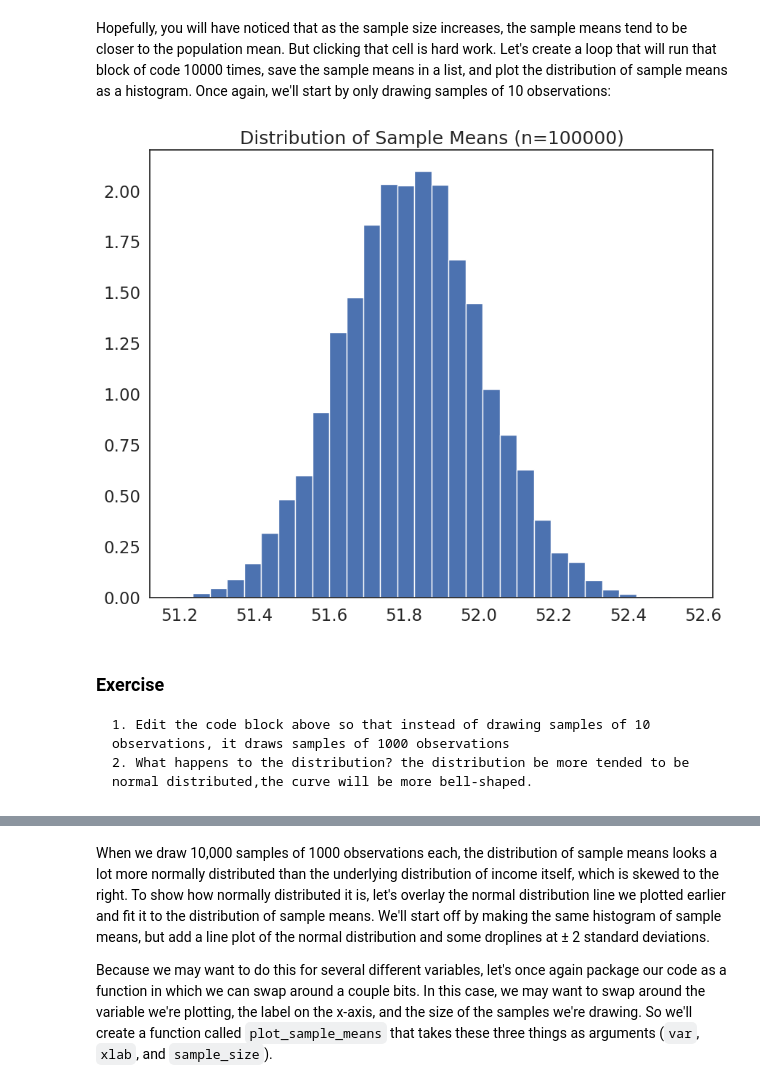
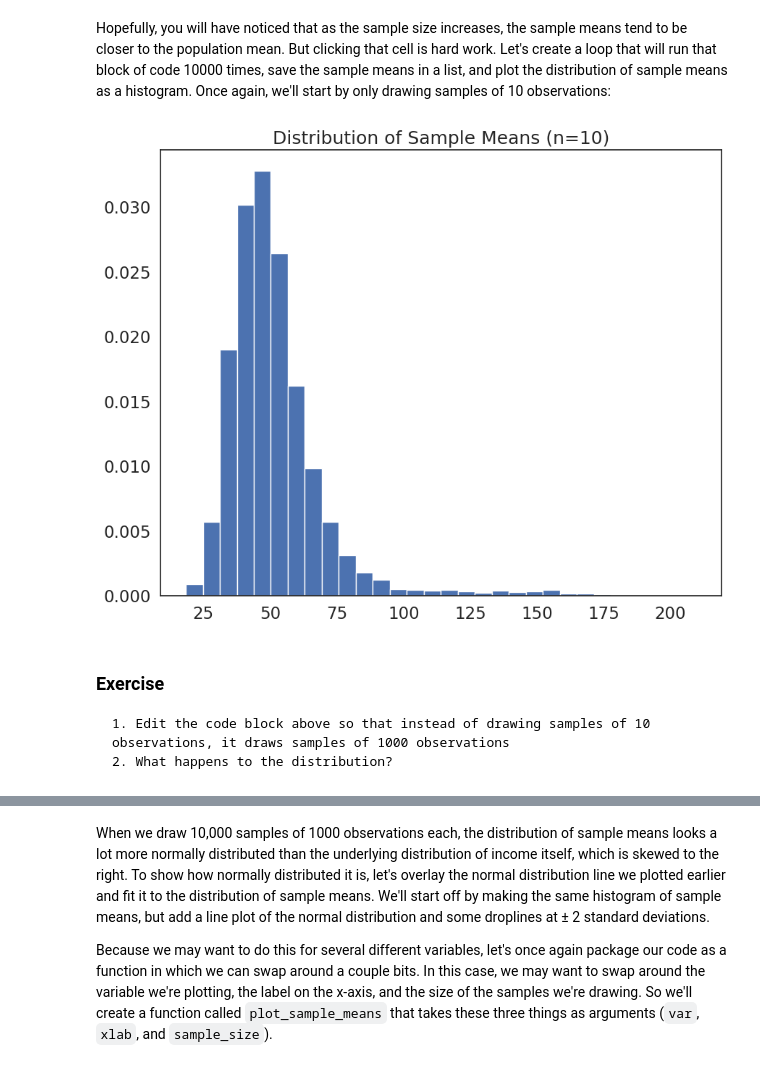
Before and after one commit to wilsonliu222/QM-2, a Jupyter notebook: notebooks/W05. Distributions and Basic Statistics.ipynb, the cells around one changed output, grey strips where cells are left out. Saved outputs shown, nothing was run; the diff lists cells and outputs as text; code cells hidden in the pictures.

```diff
--- a/notebooks/W05. Distributions and Basic Statistics.ipynb
+++ b/notebooks/W05. Distributions and Basic Statistics.ipynb
@@ -254,7 +266,5 @@ This histogram is far more informative-- use the questions in the exercise below
 # %% [markdown]
 As we have seen, there are a few extreme outliers in the income distribution (really rich people). Outliers can bias some statistical tests, so for the rest of this workbook, we're going to subset our dataframe to exclude those who make over $200k per year:
-# %%
-df=df[df['income']<200] #filter and contain the only values which are lower than 200, the data bigger than 200 will be exlucded.
 # %% [markdown]
 ## Functions
 
@@ -376,23 +394,23 @@ Mean: 67.4
 # %% [markdown]
 Hopefully, you will have noticed that as the sample size increases, the sample means tend to be closer to the population mean. But clicking that cell is hard work. Let's create a loop that will run that block of code 10000 times, save the sample means in a list, and plot the distribution of sample means as a histogram. Once again, we'll start by only drawing samples of 10 observations:
 # %%
-#create an empty list to store sample means
+#answer for exercies;
 sample_means=[]
 
-sample_size=100000 #set a variable called
-# loop 10,000 times. # 取样10000次，每次取样为10个样本
+sample_size=10
+# loop 10,000 times.
 for i in range(0,10000):
     sample= df['income'].sample(sample_size, replace=True) # draw a sample of 10 observations from the income variable, with replacement
     sample_mean=sample.mean() # calculate the mean of the sample
     sample_means.append(sample_mean) # append the sample mean to the list of sample means
 
 plt.hist(sample_means, bins=30, edgecolor='white', density=True) # plot a histogram of the sample means
 plt.title('Distribution of Sample Means (n={})'.format(sample_size)) # add a title
 plt.show()
 # %% [output]
-[figure, old version]
+[figure, new version]
 # %% [markdown]
 ### Exercise
 
     1. Edit the code block above so that instead of drawing samples of 10 observations, it draws samples of 1000 observations
-    2. What happens to the distribution? the distribution be more tended to be normal distributed,the curve will be more bell-shaped.
+    2. What happens to the distribution?
```
Also changed, not shown: parts of 25 cells of this notebook.
